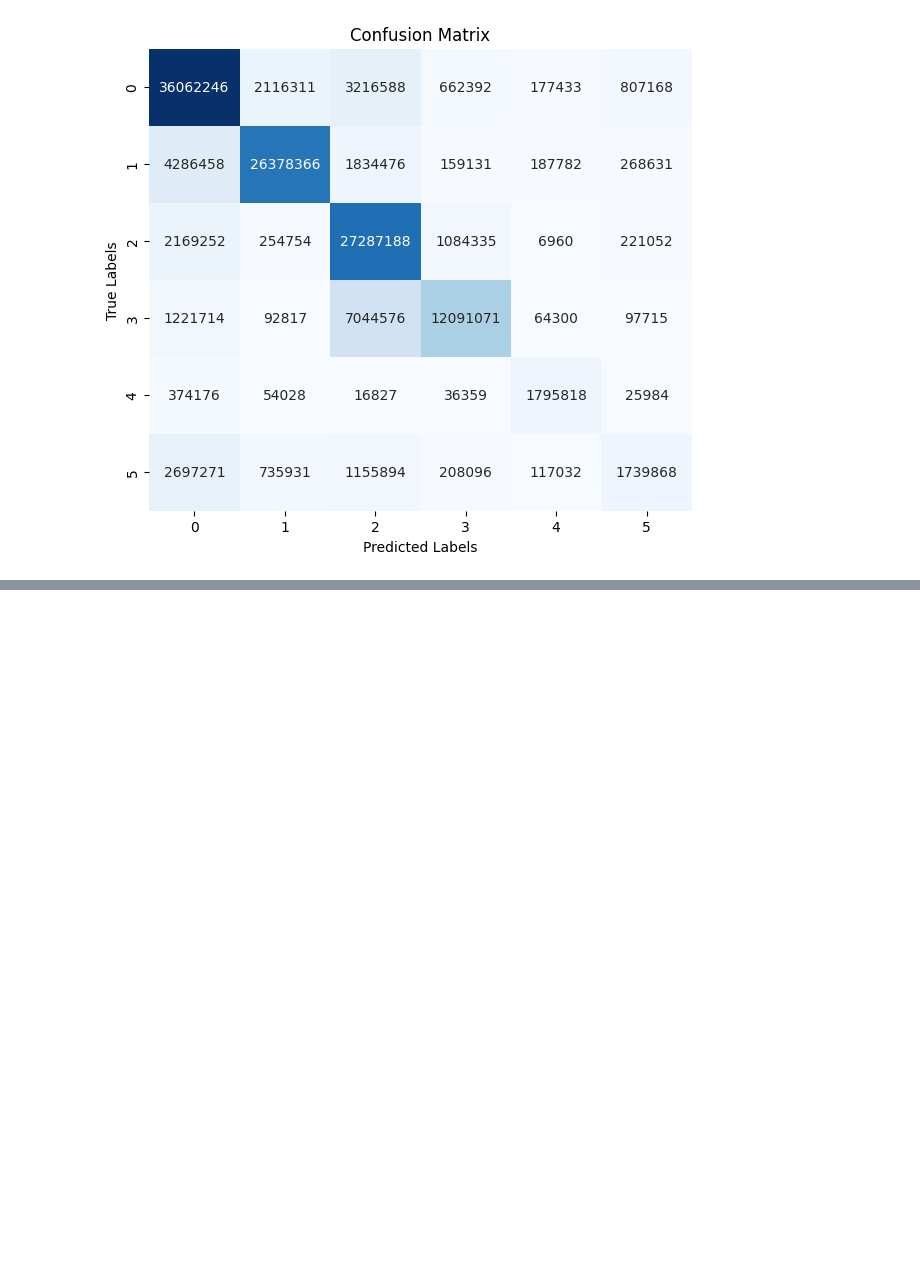
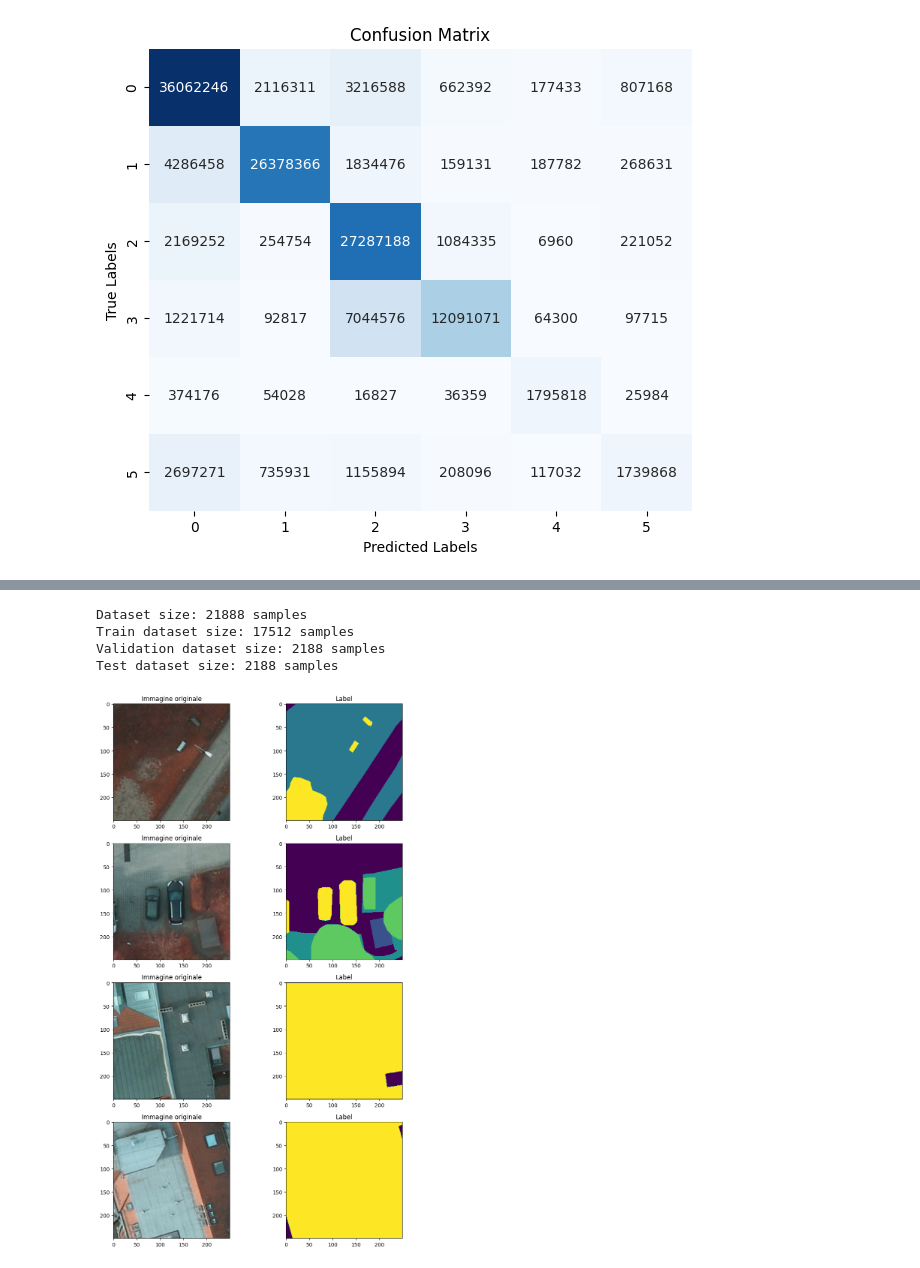
Before and after one commit to danilsab24/Semantic_Segmentation_Potsdam, a Jupyter notebook: Project.ipynb, the cells around one changed output, grey strips where cells are left out. Drawn from its saved outputs; the diff is of its cells as text; code cells hidden in the pictures; blank space fills up the shorter version.

Commit message:
run secondo modello

```diff
--- a/Project.ipynb
+++ b/Project.ipynb
@@ -1064,0 +1082,46 @@ Impervious surfaces       0.77      0.84      0.80  43042138
+# %%
+patch_Images_save_path_model1 = "/content/images_patches"
+patch_Labels_save_path_model1 = "/content/labels_patch_converted"
+dataset1, train_dataset1, val_dataset1, test_dataset1, train_loader1, val_loader1, test_loader1 = dataset(patch_Images_save_path_model1, patch_Labels_save_path_model1, train_transform, test_transform)
+
+# Stampa delle dimensioni dei dataset
+print(f"Dataset size: {len(dataset1)} samples")
+print(f"Train dataset size: {len(train_dataset1)} samples")
+print(f"Validation dataset size: {len(val_dataset1)} samples")
+print(f"Test dataset size: {len(test_dataset1)} samples")
+# %% [output]
+Dataset size: 21888 samples
+Train dataset size: 17512 samples
+Validation dataset size: 2188 samples
+Test dataset size: 2188 samples
+# %%
+import matplotlib.pyplot as plt
+import numpy as np
+
+# Ottieni un batch dal train_loader
+dataiter = iter(train_loader1)
+data_batch, target_batch = next(dataiter)
+
+# Prendi le prime 4 immagini dal batch
+data_batch = data_batch[:4]
+target_batch = target_batch[:4]
+
+# Visualizza le immagini
+fig, axes = plt.subplots(4, 2, figsize=(10, 15))
+
+for i in range(4):
+    data_img = np.transpose(data_batch[i], (1, 2, 0))
+    target_img = np.transpose(target_batch[i].numpy(), (1, 2, 0))
+
+    axes[i, 0].imshow(data_img)
+    axes[i, 0].set_title("Immagine originale")
+    axes[i, 0].axis('on')
+
+    axes[i, 1].imshow(target_img)
+    axes[i, 1].set_title("Label")
+    axes[i, 1].axis('on')
+
+plt.tight_layout()
+plt.show()
+# %% [output]
+[figure, added]
```
Also changed, not shown: parts of 13 cells of this notebook.
